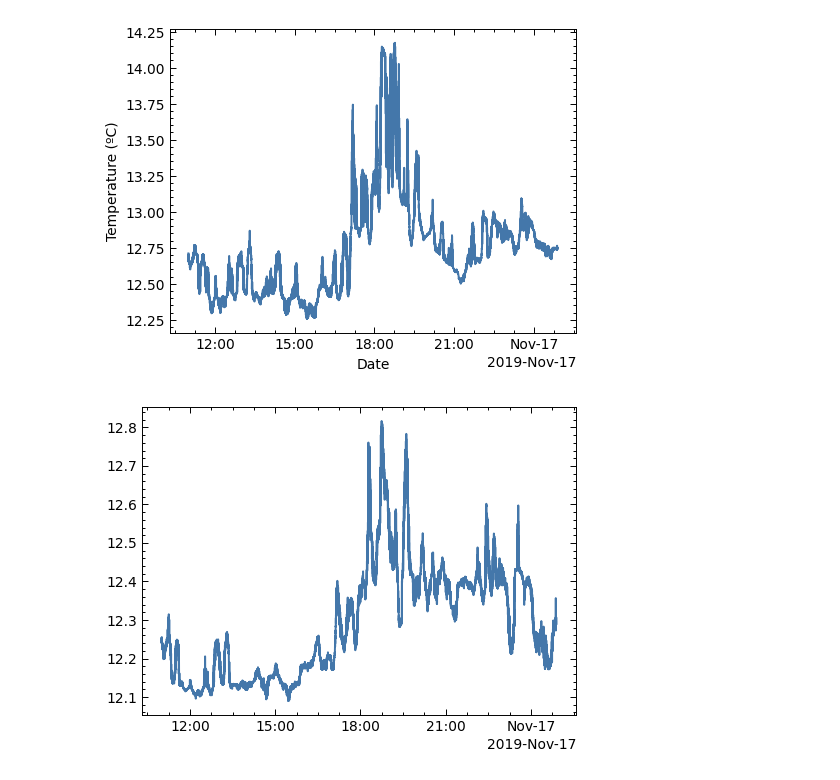
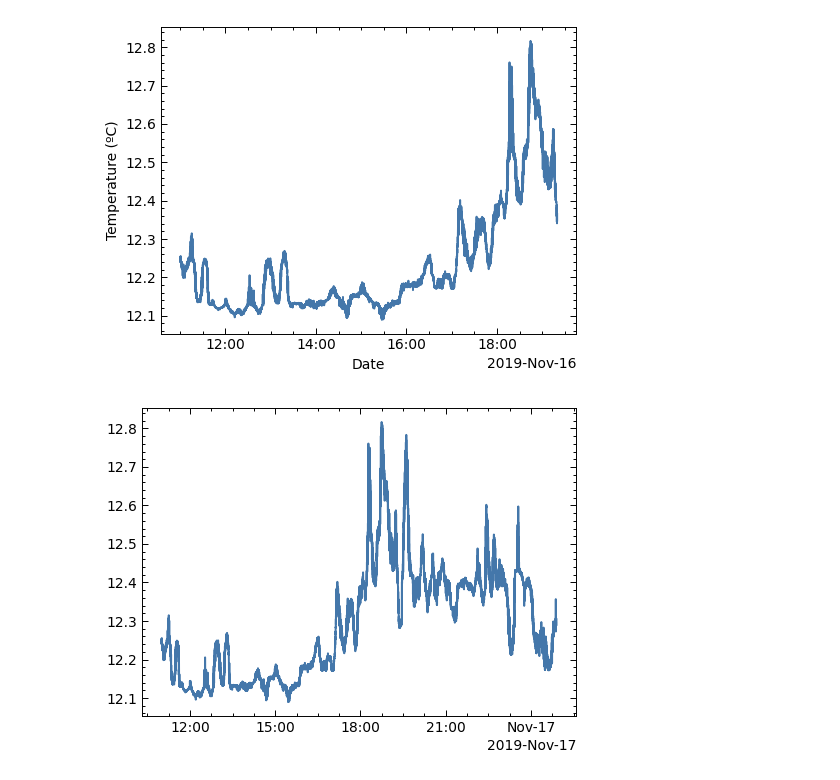
Before and after one commit to manufrn/TFG, a Jupyter notebook: notebooks/exploration_thermistors.ipynb, the cells around one changed output. Cells and saved outputs as stored; diff of their text form; code cells hidden in the pictures.

```diff
--- a/notebooks/exploration_thermistors.ipynb
+++ b/notebooks/exploration_thermistors.ipynb
@@ -18,9 +15,9 @@ from analysis_functions import *
 # %%
 temp, pres, date, lat, lon = load_time_series('AGL_1_SB56.h5')
 # %%
-plot_single_thermistor(temp, pres, date, 7, lims=[0, 10000])
+plot_single_thermistor(temp, pres, date, 8, lims=[0, 6000])
 # %% [output]
-[figure, old version]
+[figure, new version]
 # %%
 plot_single_thermistor(temp, pres, date, 8, lims=[0, 10000])
 # %% [output]
```
Also changed, not shown: parts of 1 cell of this notebook, 8 other files.
